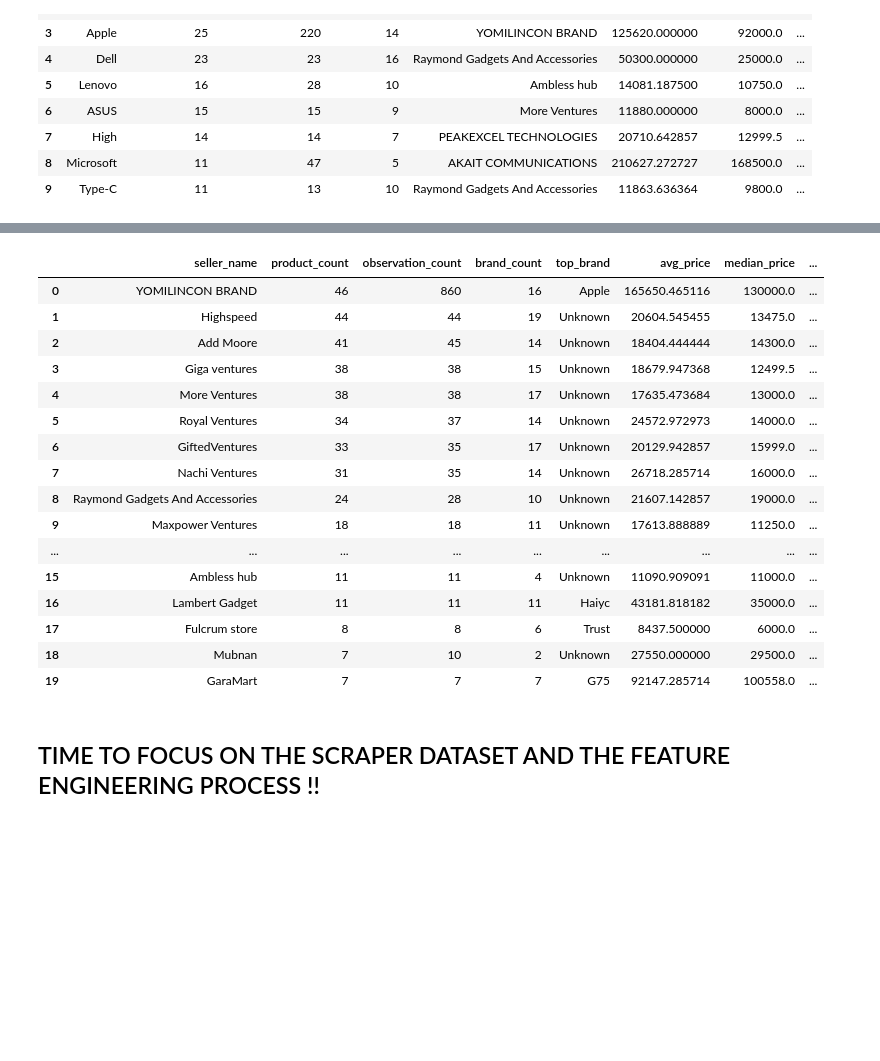
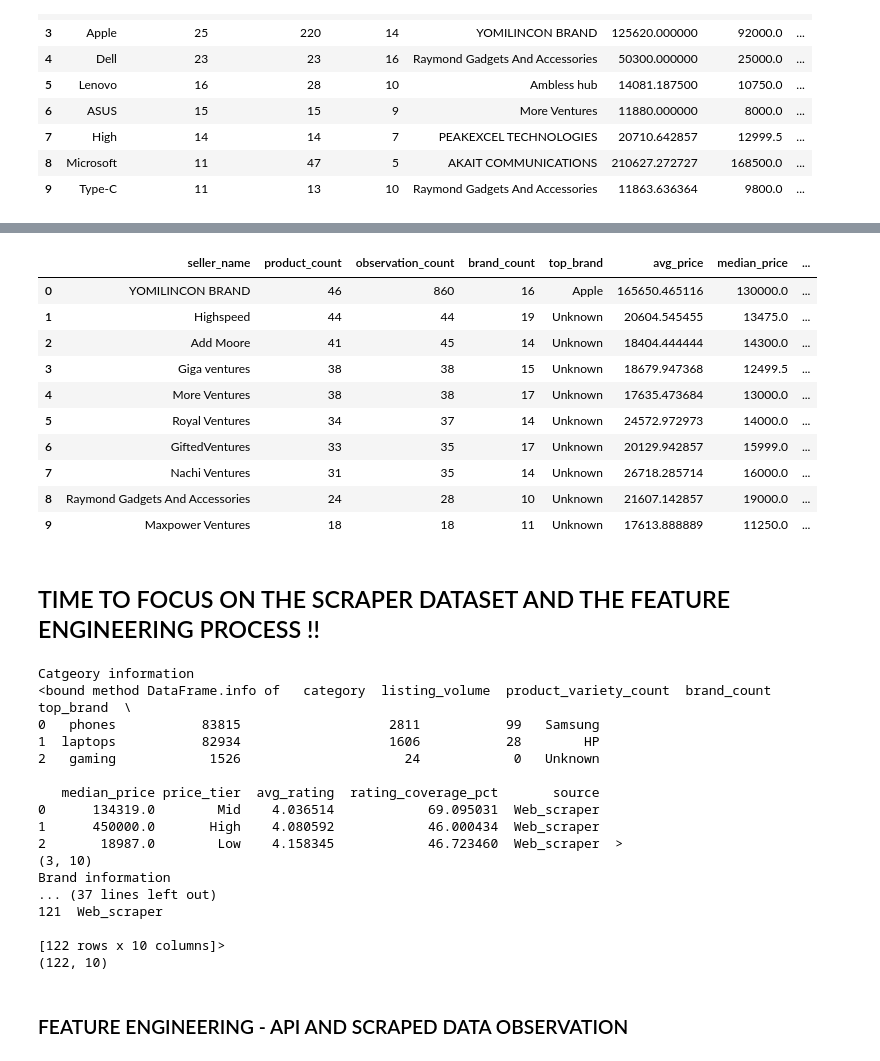
Before and after one commit to CKohwo/ADIP-Intelligence-lab, a Jupyter notebook: eda_notebook/feature_engineering.ipynb, the cells around one changed output, grey strips where cells are left out. Saved outputs shown, nothing was run; the diff lists cells and outputs as text; code cells hidden in the pictures; blank space fills up the shorter version.

Commit message:
Completed the FEATURE ENGINEERING PIPELINE

```diff
--- a/eda_notebook/feature_engineering.ipynb
+++ b/eda_notebook/feature_engineering.ipynb
@@ -242,22 +191,48 @@ dtype: object
 # %%
-seller.head(20)
+seller.head(10)
 # %% [output]
 |  | seller_name | product_count | observation_count | brand_count | top_brand | avg_price | median_price | ... |
 | 0 | YOMILINCON BRAND | 46 | 860 | 16 | Apple | 165650.465116 | 130000.0 | ... |
 | 1 | Highspeed | 44 | 44 | 19 | Unknown | 20604.545455 | 13475.0 | ... |
 | 2 | Add Moore | 41 | 45 | 14 | Unknown | 18404.444444 | 14300.0 | ... |
 | 3 | Giga ventures | 38 | 38 | 15 | Unknown | 18679.947368 | 12499.5 | ... |
 | 4 | More Ventures | 38 | 38 | 17 | Unknown | 17635.473684 | 13000.0 | ... |
 | 5 | Royal Ventures | 34 | 37 | 14 | Unknown | 24572.972973 | 14000.0 | ... |
 | 6 | GiftedVentures | 33 | 35 | 17 | Unknown | 20129.942857 | 15999.0 | ... |
 | 7 | Nachi Ventures | 31 | 35 | 14 | Unknown | 26718.285714 | 16000.0 | ... |
 | 8 | Raymond Gadgets And Accessories | 24 | 28 | 10 | Unknown | 21607.142857 | 19000.0 | ... |
 | 9 | Maxpower Ventures | 18 | 18 | 11 | Unknown | 17613.888889 | 11250.0 | ... |
-| ... | ... | ... | ... | ... | ... | ... | ... | ... |
-| 15 | Ambless hub | 11 | 11 | 4 | Unknown | 11090.909091 | 11000.0 | ... |
-| 16 | Lambert Gadget | 11 | 11 | 11 | Haiyc | 43181.818182 | 35000.0 | ... |
-| 17 | Fulcrum store | 8 | 8 | 6 | Trust | 8437.500000 | 6000.0 | ... |
-| 18 | Mubnan | 7 | 10 | 2 | Unknown | 27550.000000 | 29500.0 | ... |
-| 19 | GaraMart | 7 | 7 | 7 | G75 | 92147.285714 | 100558.0 | ... |
 # %% [markdown]
 ## TIME TO FOCUS ON THE SCRAPER DATASET AND THE FEATURE ENGINEERING PROCESS !!
+# %%
+scraper = Path("../data/features/scraper")
+category = pd.read_parquet(scraper /"category_features.parquet")
+brand = pd.read_parquet(scraper /"brand_features.parquet")
+
+print("Catgeory information")
+print(category.info)
+print(category.shape)
+
+print("Brand information")
+print(brand.info)
+print(brand.shape)
+# %% [output]
+Catgeory information
+<bound method DataFrame.info of   category  listing_volume  product_variety_count  brand_count top_brand  \
+0   phones           83815                   2811           99   Samsung
+1  laptops           82934                   1606           28        HP
+2   gaming            1526                     24            0   Unknown
+
+   median_price price_tier  avg_rating  rating_coverage_pct       source
+0      134319.0        Mid    4.036514            69.095031  Web_scraper
+1      450000.0       High    4.080592            46.000434  Web_scraper
+2       18987.0        Low    4.158345            46.723460  Web_scraper  >
+(3, 10)
+Brand information
+... (37 lines left out)
+121  Web_scraper
+
+[122 rows x 10 columns]>
+(122, 10)
+# %% [markdown]
+### FEATURE ENGINEERING - API AND SCRAPED DATA OBSERVATION
```
Also changed, not shown: parts of 10 cells of this notebook, 15 other files.
